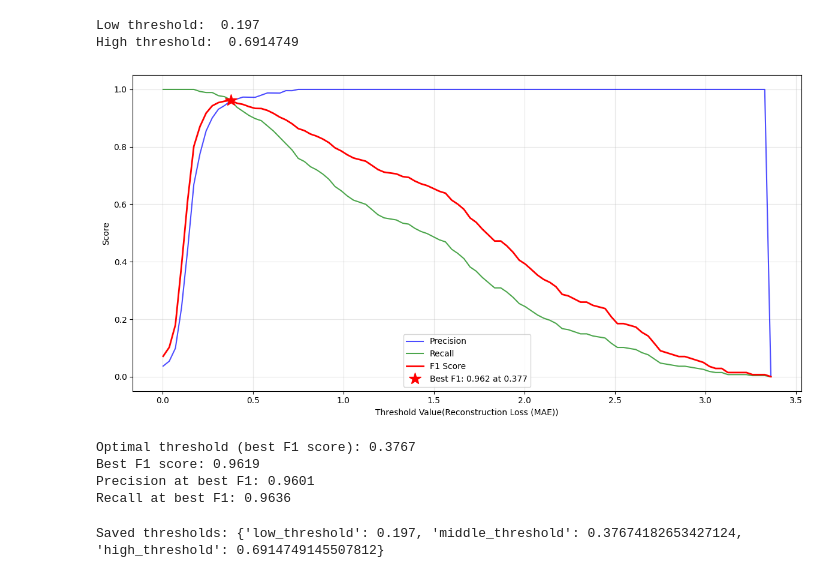
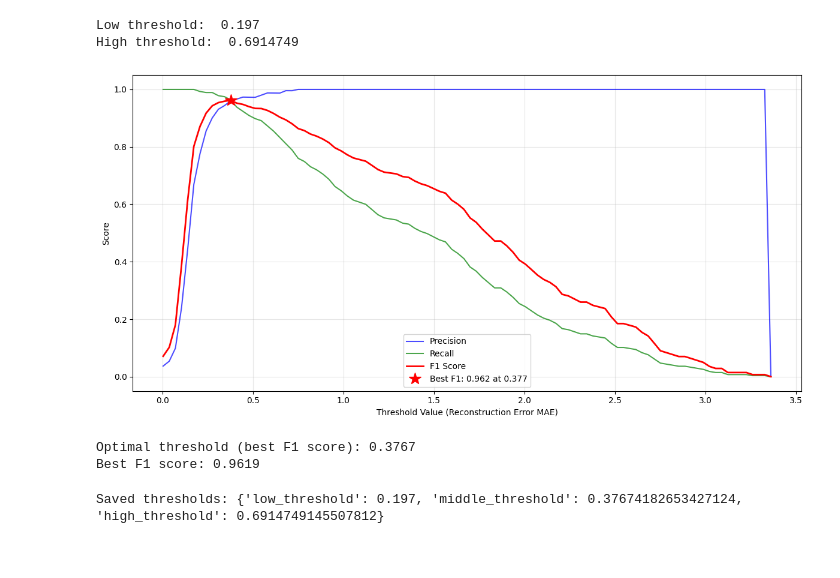
Before and after one commit to Ziyi-star/Bachelor-Project, a Jupyter notebook: notebooks/handlebar/LSTM/Lstm__Handlebar_best_Training.ipynb, the cells around one changed output. Cells and saved outputs as stored; diff of their text form; code cells hidden in the pictures.

```diff
--- a/notebooks/handlebar/LSTM/Lstm__Handlebar_best_Training.ipynb
+++ b/notebooks/handlebar/LSTM/Lstm__Handlebar_best_Training.ipynb
@@ -381,33 +274,9 @@ best_f1 = f1_scores[best_idx]
-# %%
-# Plot metrics vs threshold
-plt.figure(figsize=(12, 6))
-plt.plot(thresholds, precisions, 'b-', label='Precision', alpha=0.7)
-plt.plot(thresholds, recalls, 'g-', label='Recall', alpha=0.7)
-plt.plot(thresholds, f1_scores, 'r-', label='F1 Score', linewidth=2)
-
-# Mark the best F1 score
-plt.plot(best_threshold, best_f1, 'r*', markersize=15,
-         label=f'Best F1: {best_f1:.3f} at {best_threshold:.3f}')
-
-# Customize the plot
-plt.xlabel('Threshold Value(Reconstruction Loss (MAE))')
-plt.ylabel('Score')
-plt.grid(True, alpha=0.3)
-plt.legend()
-plt.tight_layout()
-plt.show()
-
-# Print the optimal threshold and metrics
-print(f"\nOptimal threshold (best F1 score): {best_threshold:.4f}")
-print(f"Best F1 score: {best_f1:.4f}")
-print(f"Precision at best F1: {precisions[best_idx]:.4f}")
-print(f"Recall at best F1: {recalls[best_idx]:.4f}")
-# %% [output]
-[figure, removed]
-Optimal threshold (best F1 score): 0.3767
-Best F1 score: 0.9619
-Precision at best F1: 0.9601
-Recall at best F1: 0.9636
+# %%
+best_threshold, best_f1 = plt_optimal_threshold(train_loss_normal, train_loss_abnormal)
+# %% [output]
+[figure, added]
+Optimal threshold (best F1 score): 0.3767
+Best F1 score: 0.9619
 # %%
 import json
 # Save threshold to a JSON file
```
Also changed, not shown: parts of 6 cells of this notebook, 15 other files.
